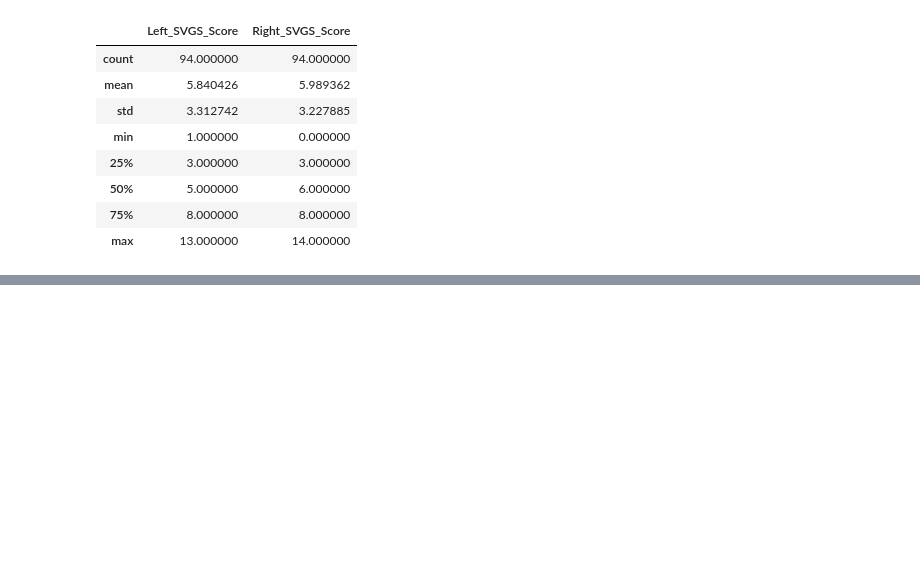
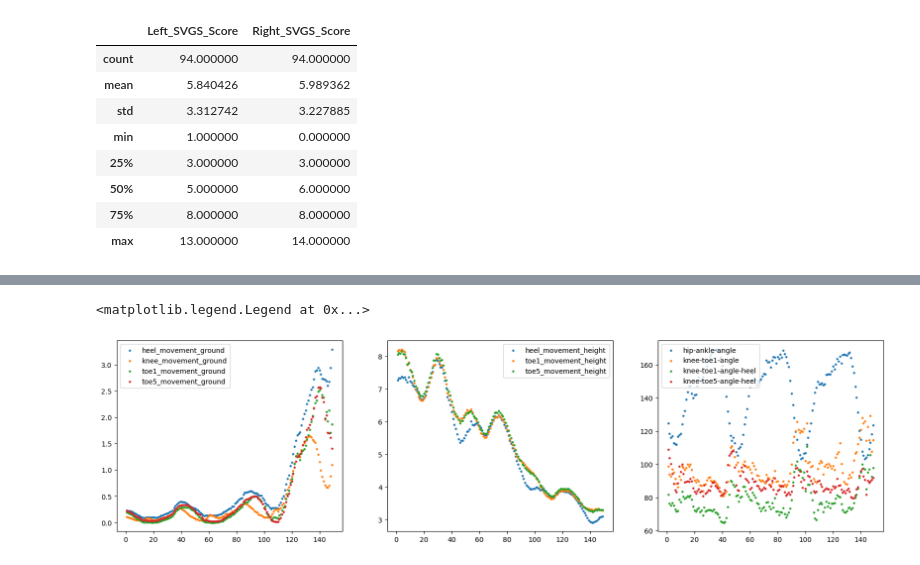
Before and after one commit to affogato-lab/CVPR-2026-mochi, a Jupyter notebook: CVPR_2026.ipynb, the cells around one changed output, grey strips where cells are left out. Saved outputs shown, nothing was run; the diff lists cells and outputs as text; code cells hidden in the pictures; blank space fills up the shorter version.

```diff
--- a/CVPR_2026.ipynb
+++ b/CVPR_2026.ipynb
@@ -253,0 +300,46 @@ print(front_df.shape[0]+back_df.shape[0]+left_df.shape[0]+right_df.shape[0])
+# %%
+front_df = get_angles_df(front_df)
+back_df = get_angles_df(back_df)
+left_df = get_angles_df(left_df)
+right_df = get_angles_df(right_df)
+# %%
+def kpt_explode(df):
+    kpt = ['nose', 'eye_l', 'eye_r', 'shoulder_l', 'shoulder_r', 'hip_l', 'hip_r', 'knee_l', 'knee_r', 'ankle_l',
+        'ankle_r', 'toe1_l', 'toe1_r', 'toe5_l', 'toe5_r', 'heel_l', 'heel_r']
+    for pt in kpt:
+        df[pt+'_x'] = df.apply(lambda x: (x[pt][0]-x['bbox'][0]) if x[pt] != None and x['bbox']!= None  else -1, axis = 1)
+        df[pt+'_y'] = df.apply(lambda x: (x[pt][1]-x['bbox'][1]) if x[pt] != None and x['bbox']!= None else -1, axis = 1)
+
+        df[pt+'_x'] = df.apply(lambda x: x[pt+'_x']/x['bbox'][0] if x['bbox']!=None and x['bbox'][0]!=0 else x[pt+'_x'], axis = 1)
+        df[pt+'_y'] = df.apply(lambda x: x[pt+'_y']/x['bbox'][1] if x['bbox']!=None and x['bbox'][1]!=0 else x[pt+'_y'], axis = 1)
+    df.drop(columns= kpt, axis = 1, inplace = True)
+    return df
+# %%
+left_df_test = kpt_explode(left_df.copy())
+# %%
+patient1 = left_df_test.loc[left_df_test['patient_id']==1]
+# %%
+fig, ax = plt.subplots(1,3, figsize = (20, 5))
+ax[0].scatter(x = patient1['frame'], y = patient1['heel_l_x'], label = 'heel_movement_ground', s = 5)
+ax[0].scatter(x = patient1['frame'], y = patient1['knee_l_x'], label = 'knee_movement_ground', s = 5)
+ax[0].scatter(x = patient1['frame'], y = patient1['toe1_l_x'], label = 'toe1_movement_ground', s = 5)
+ax[0].scatter(x = patient1['frame'], y = patient1['toe5_l_x'], label = 'toe5_movement_ground', s = 5)
+#ax[0].scatter(x = patient1['frame'], y = patient1['shoulder_l_x'], label = 'shoulder_movement_ground', s = 5)
+ax[0].legend()
+
+ax[1].scatter(x = patient1['frame'], y = patient1['heel_l_y'], label = 'heel_movement_height', s = 5)
+#ax[1].scatter(x = patient1['frame'], y = patient1['knee_l_y'], label = 'knee_movement_height', s = 5)
+ax[1].scatter(x = patient1['frame'], y = patient1['toe1_l_y'], label = 'toe1_movement_height', s = 5)
+ax[1].scatter(x = patient1['frame'], y = patient1['toe5_l_y'], label = 'toe5_movement_height', s = 5)
+ax[1].legend()
+
+#ax[2].scatter(x = patient1['frame'], y = patient1['eye-hip-angle'], label = 'eye-hip-angle', s = 5)
+ax[2].scatter(x = patient1['frame'], y = patient1['hip-ankle-angle_l'], label = 'hip-ankle-angle', s = 5)
+ax[2].scatter(x = patient1['frame'], y = patient1['knee-toe1-angle_l'], label = 'knee-toe1-angle', s = 5)
+#ax[2].scatter(x = patient1['frame'], y = patient1['knee-toe5-angle'], label = 'knee-toe5-angle', s = 5)
+ax[2].scatter(x = patient1['frame'], y = patient1['knee-toe1-angle-heel_l'], label = 'knee-toe1-angle-heel', s = 5)
+ax[2].scatter(x = patient1['frame'], y = patient1['knee-toe5-angle-heel_l'], label = 'knee-toe5-angle-heel', s = 5)
+ax[2].legend()
+# %% [output]
+<matplotlib.legend.Legend at 0x...>
+[figure, added]
```
Also changed, not shown: parts of 39 cells of this notebook.
